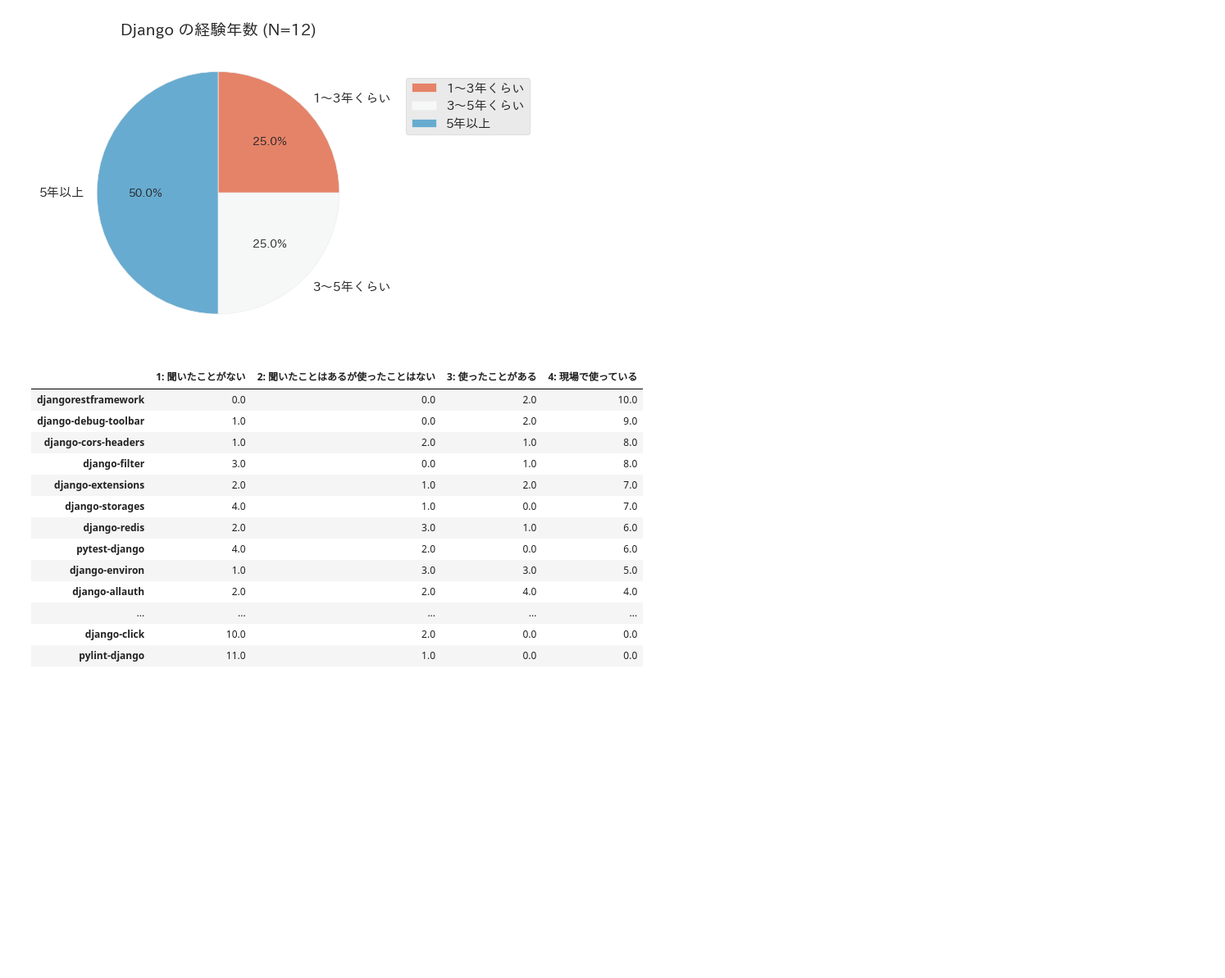
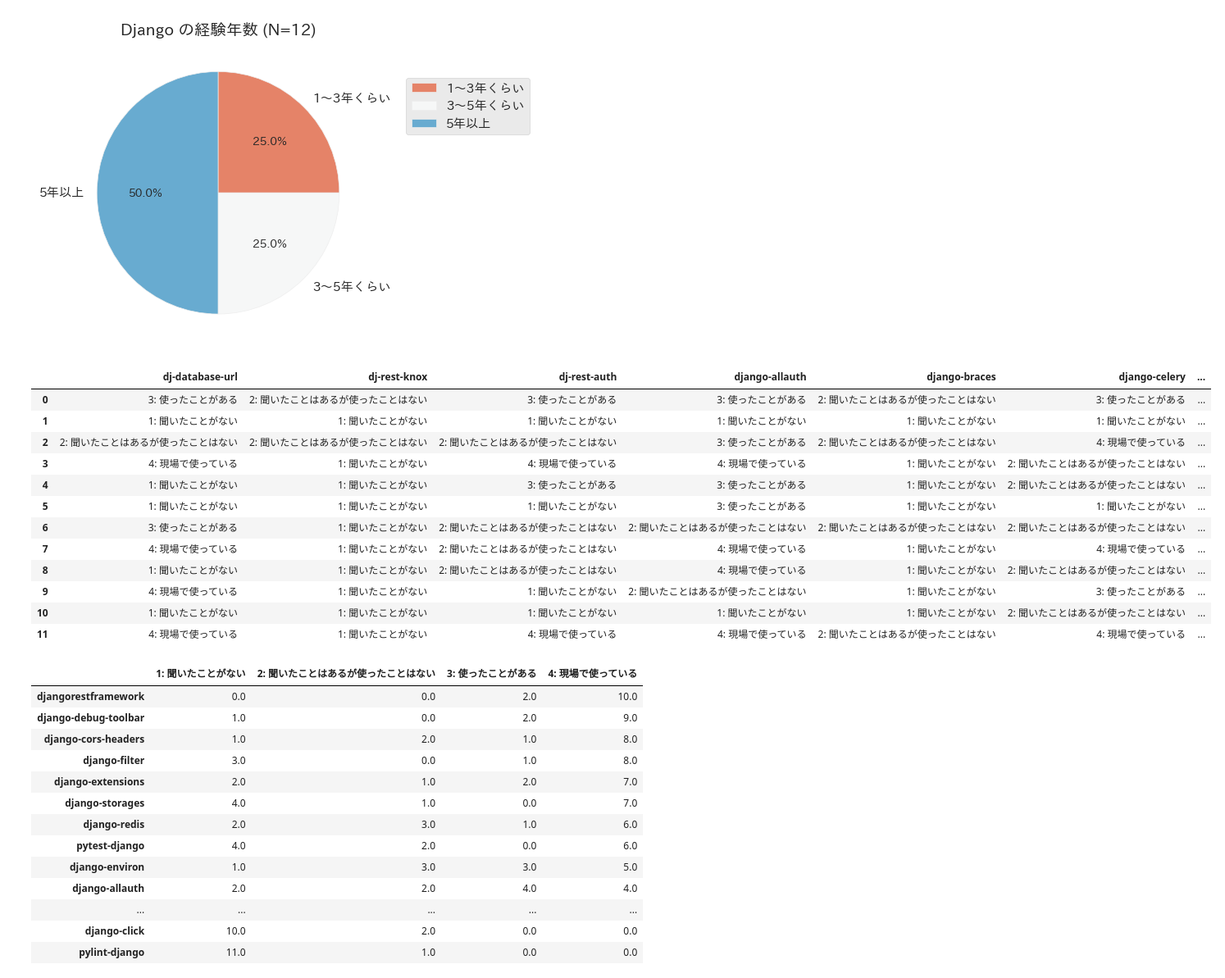
Before and after one commit to akiyoko/advent-calendar-2022-django-survey, a Jupyter notebook: django_survey_2022.ipynb, the cells around one changed output. Shown: that part at 82% size. Cells and saved outputs as stored; diff of their text form; code cells hidden in the pictures; blank space fills up the shorter version.

```diff
--- a/django_survey_2022.ipynb
+++ b/django_survey_2022.ipynb
@@ -99,4 +99,28 @@ ax.legend(bbox_to_anchor=(1.1, 0.9))
 # %% [output]
 <matplotlib.legend.Legend at 0x...>
 [figure]
+# %%
+def to_package_name(column_name):
+    column_name = re.sub('\n', '', column_name)
+    package_name = re.match(r'.+\[([^ ]+).+', column_name).group(1)
+    return package_name
+
+
+# Djangoパッケージの質問のみに列を限定して、列名を置換
+df_packages = df.iloc[:, 2:].rename(columns=to_package_name)
+df_packages
+# %% [output]
+|  | dj-database-url | dj-rest-knox | dj-rest-auth | django-allauth | django-braces | django-celery | ... |
+| 0 | 3: 使ったことがある | 2: 聞いたことはあるが使ったことはない | 3: 使ったことがある | 3: 使ったことがある | 2: 聞いたことはあるが使ったことはない | 3: 使ったことがある | ... |
+| 1 | 1: 聞いたことがない | 1: 聞いたことがない | 1: 聞いたことがない | 1: 聞いたことがない | 1: 聞いたことがない | 1: 聞いたことがない | ... |
+| 2 | 2: 聞いたことはあるが使ったことはない | 2: 聞いたことはあるが使ったことはない | 2: 聞いたことはあるが使ったことはない | 3: 使ったことがある | 2: 聞いたことはあるが使ったことはない | 4: 現場で使っている | ... |
+| 3 | 4: 現場で使っている | 1: 聞いたことがない | 4: 現場で使っている | 4: 現場で使っている | 1: 聞いたことがない | 2: 聞いたことはあるが使ったことはない | ... |
+| 4 | 1: 聞いたことがない | 1: 聞いたことがない | 3: 使ったことがある | 3: 使ったことがある | 1: 聞いたことがない | 2: 聞いたことはあるが使ったことはない | ... |
+| 5 | 1: 聞いたことがない | 1: 聞いたことがない | 1: 聞いたことがない | 3: 使ったことがある | 1: 聞いたことがない | 1: 聞いたことがない | ... |
+| 6 | 3: 使ったことがある | 1: 聞いたことがない | 2: 聞いたことはあるが使ったことはない | 2: 聞いたことはあるが使ったことはない | 2: 聞いたことはあるが使ったことはない | 2: 聞いたことはあるが使ったことはない | ... |
+| 7 | 4: 現場で使っている | 1: 聞いたことがない | 2: 聞いたことはあるが使ったことはない | 4: 現場で使っている | 1: 聞いたことがない | 4: 現場で使っている | ... |
+| 8 | 1: 聞いたことがない | 1: 聞いたことがない | 2: 聞いたことはあるが使ったことはない | 4: 現場で使っている | 1: 聞いたことがない | 2: 聞いたことはあるが使ったことはない | ... |
+| 9 | 4: 現場で使っている | 1: 聞いたことがない | 1: 聞いたことがない | 2: 聞いたことはあるが使ったことはない | 1: 聞いたことがない | 3: 使ったことがある | ... |
+| 10 | 1: 聞いたことがない | 1: 聞いたことがない | 1: 聞いたことがない | 1: 聞いたことがない | 1: 聞いたことがない | 2: 聞いたことはあるが使ったことはない | ... |
+| 11 | 4: 現場で使っている | 1: 聞いたことがない | 4: 現場で使っている | 4: 現場で使っている | 2: 聞いたことはあるが使ったことはない | 4: 現場で使っている | ... |
 # %%
```
Also changed, not shown: parts of 1 cell of this notebook.
